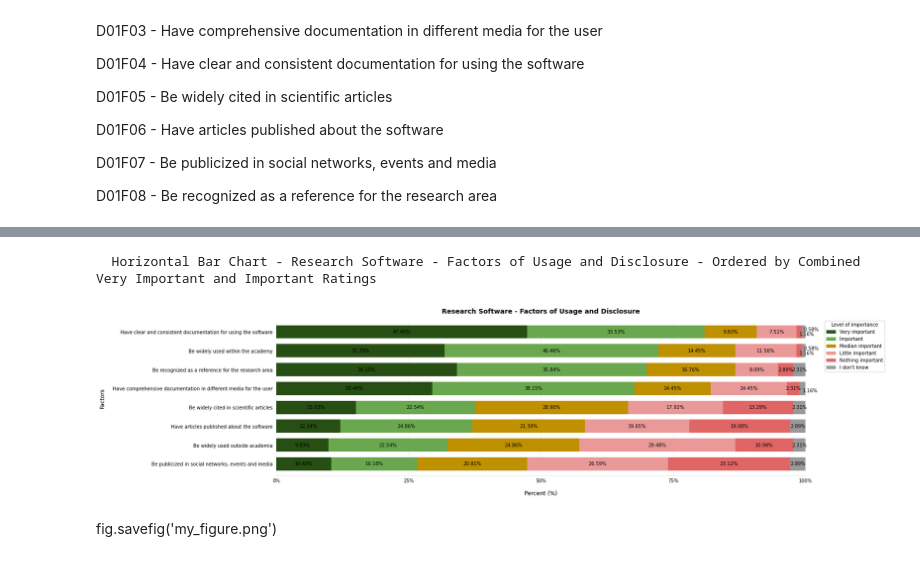
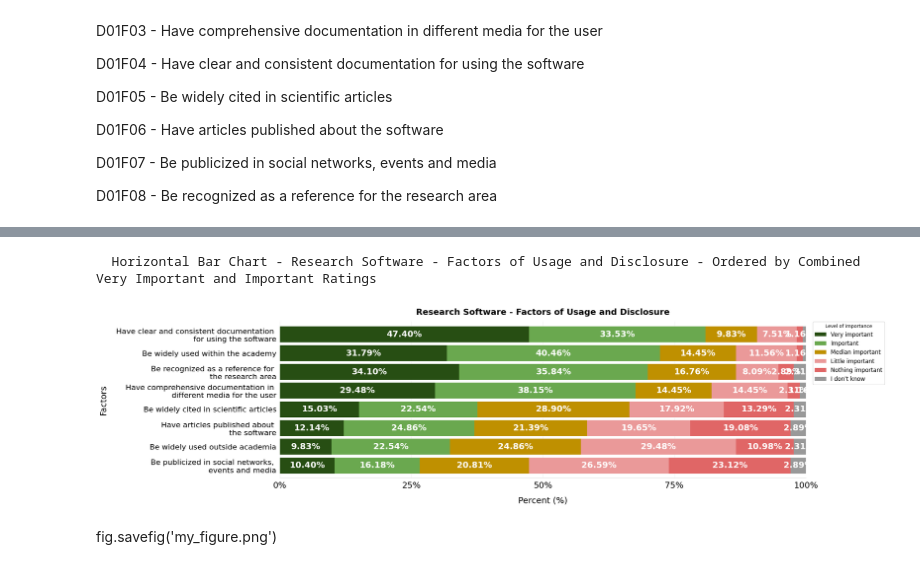
Before and after one commit to ericamourao/researchsoftware, a Jupyter notebook: survey/adoption/notebooks/07_Graph_Adoption_Software_Usage_and_Disclosure.ipynb, the cells around one changed output, grey strips where cells are left out. Drawn from its saved outputs; the diff is of its cells as text; code cells hidden in the pictures.

```diff
--- a/survey/adoption/notebooks/07_Graph_Adoption_Software_Usage_and_Disclosure.ipynb
+++ b/survey/adoption/notebooks/07_Graph_Adoption_Software_Usage_and_Disclosure.ipynb
@@ -311,7 +296,7 @@ D01F07 - Be publicized in social networks, events and media
 D01F08 - Be recognized as a reference for the research area
 # %%
 
-df7.columns = ['Have clear and consistent documentation for using the software','Be widely used within the academy', 'Be recognized as a reference for the research area', 'Have comprehensive documentation in different media for the user', 'Be widely cited in scientific articles', 'Have articles published about the software', 'Be widely used outside academia', 'Be publicized in social networks, events and media' ]
+df7.columns = ['Have clear and consistent documentation \n for using the software','Be widely used within the academy', 'Be recognized as a reference for \n the research area', 'Have comprehensive documentation in \n different media for the user', 'Be widely cited in scientific articles', 'Have articles published about \n the software', 'Be widely used outside academia', 'Be publicized in social networks, \n events and media' ]
 
 df7
 # %% [output]
@@ -346,14 +331,14 @@ plt.rcParams["figure.figsize"] = (20, 6)
 #plt.figure(figsize=(10,4))
 #ax = plotdata.transpose().plot(kind="barh", stacked=True, color=colours).legend(loc='upper right', ncol=1, title="Level of importance", borderaxespad=0, bbox_to_anchor=(1.25, 1))
 
-ax = plotdata.transpose().plot(kind="barh", stacked=True, color=colours, width=0.7)
+ax = plotdata.transpose().plot(kind="barh", stacked=True, color=colours, width=0.85, fontsize=16)
 
 
 
 ## Width of bars (everything above 1 will overlap)
 FigBarsWidth=0.8
 ## FontSize of bar lables
-FigBarsFontSize=10
+FigBarsFontSize=18
 # Data and Captions (needs to be defined)
 ## Unit to display within bars
 FigBarUnit="%"
@@ -369,23 +354,42 @@ for rect in ax.patches:
     label_x = x + width / 2
     label_y = y + height / 2
 
-
-    # The width of the bar is the data value and can be used as the label
+   # The width of the bar is the data value and can be used as the label
     label_text = ""
     # plot only when width is greater than specified value
-    if width > 2:
+    if width > 1:
       label_text = f'{width:.2f}' + FigBarUnit  ##### use {width:.2f} or {width:.3f} to increase precision  ####
       # plot only when height is greater than specified value
       if height > 0:
-         ax.text(label_x, label_y, label_text, ha='center', va='center', fontsize=FigBarsFontSize)
+         ax.text(label_x, label_y, label_text, ha='center', va='center', fontsize=FigBarsFontSize, color='white', weight='bold')
     # plot only when width is greater than specified value <= 2
-    else:
-      if width >= 1:
-        label_text = f'{width:.2f}' + FigBarUnit  ##### use {width:.2f} or {width:.3f} to increase precision  ####
-        ax.text(label_x, label_y, label_text, ha='left', va='top', fontsize=FigBarsFontSize)
-      else:
-        label_text = f'{width:.2f}' + FigBarUnit  ##### use {width:.2f} or {width:.3f} to increase precision  ####
-        ax.text(label_x, label_y, label_text, ha='left', va='bottom', fontsize=FigBarsFontSize)
+    #else:
+     # if width >= 0:
+     #   label_text = f'{width:.2f}' + FigBarUnit  ##### use {width:.2f} or {width:.3f} to increase precision  ####
+     #  ax.text(label_x, label_y, label_text, ha='left', va='top', fontsize=FigBarsFontSize)
+     # else:
+     #   label_text = f'{width:.2f}' + FigBarUnit  ##### use {width:.2f} or {width:.3f} to increase precision  ####
+     #   ax.text(label_x, label_y, label_text, ha='left', va='bottom', fontsize=FigBarsFontSize)
+
+
+#comentado
+
+    # The width of the bar is the data value and can be used as the label
+#    label_text = ""
+    # plot only when width is greater than specified value
+#    if width > 2:
+#      label_text = f'{width:.2f}' + FigBarUnit  ##### use {width:.2f} or {width:.3f} to increase precision  ####
+      # plot only when height is greater than specified value
+#      if height > 0:
+#         ax.text(label_x, label_y, label_text, ha='center', va='center', fontsize=FigBarsFontSize)
+    # plot only when width is greater than specified value <= 2
+#   else:
+#      if width >= 1:
+#        label_text = f'{width:.2f}' + FigBarUnit  ##### use {width:.2f} or {width:.3f} to increase precision  ####
+#        ax.text(label_x, label_y, label_text, ha='left', va='top', fontsize=FigBarsFontSize)
+#      else:
+#        label_text = f'{width:.2f}' + FigBarUnit  ##### use {width:.2f} or {width:.3f} to increase precision  ####
+#        ax.text(label_x, label_y, label_text, ha='left', va='bottom', fontsize=FigBarsFontSize)
 
 
     # plot only when height is greater than specified value
@@ -395,7 +399,7 @@ for rect in ax.patches:
 
 
 
-ax.legend(loc='upper right', ncol=1, title="Level of importance", borderaxespad=0, bbox_to_anchor=(1.15, 1))
+ax.legend(loc='upper right', ncol=1, title="Level of importance", borderaxespad=0, bbox_to_anchor=(1.15, 1), fontsize=12)
 
 #for rowNum,row in ax.iterrows():
 #    xpos = 0
@@ -422,37 +426,37 @@ ax.legend(loc='upper right', ncol=1, title="Level of importance", borderaxespad=
 
 # First, let's remove the top, right and left spines (figure borders)
 # which really aren't necessary for a bar chart.
 # Also, make the bottom spine gray instead of black.
 ax.spines['top'].set_visible(False)
 ax.spines['right'].set_visible(False)
 ax.spines['left'].set_visible(False)
 ax.spines['bottom'].set_color('#DDDDDD')
 
 # Second, remove the ticks as well.
 ax.tick_params(bottom=False, left=False)
 
 # Third, add a horizontal grid (but keep the vertical grid hidden).
 # Color the lines a light gray as well.
 ax.set_axisbelow(True)
 ax.yaxis.grid(False)
 ax.xaxis.grid(True, color='#EEEEEE')
 
 
 ax.set_xlim(0, 100)
 ticks = ax.set_xticks([0, 25, 50, 75, 100])
-ax.set_xticklabels(("0%", "25%", "50%", "75%", "100%"))
+ax.set_xticklabels(("0%", "25%", "50%", "75%", "100%"), fontsize=18)
 
 # add labels
-ax.set_title("Research Software - Factors of Usage and Disclosure", pad=15, fontsize=14, weight='bold')
-ax.set_ylabel("Factors", labelpad=15, fontsize=12)
-ax.set_xlabel("Percent (%)", labelpad=15, fontsize=12)
+ax.set_title("Research Software - Factors of Usage and Disclosure", pad=15, fontsize=18, weight='bold')
+ax.set_ylabel("Factors", labelpad=18, fontsize=18)
+ax.set_xlabel("Percent (%)", labelpad=15, fontsize=18)
 #plt.show()
 
 plt.gca().invert_yaxis()
 
 print ('\n \033[1m Horizontal Bar Chart - Research Software - Factors of Usage and Disclosure - Ordered by Combined Very Important and Important Ratings \033[0m')
 # %% [output]
   Horizontal Bar Chart - Research Software - Factors of Usage and Disclosure - Ordered by Combined Very Important and Important Ratings
-[figure, old version]
+[figure, new version]
 # %% [markdown]
 fig.savefig('my_figure.png')
```
Also changed, not shown: parts of 4 cells of this notebook, 2 other files.
